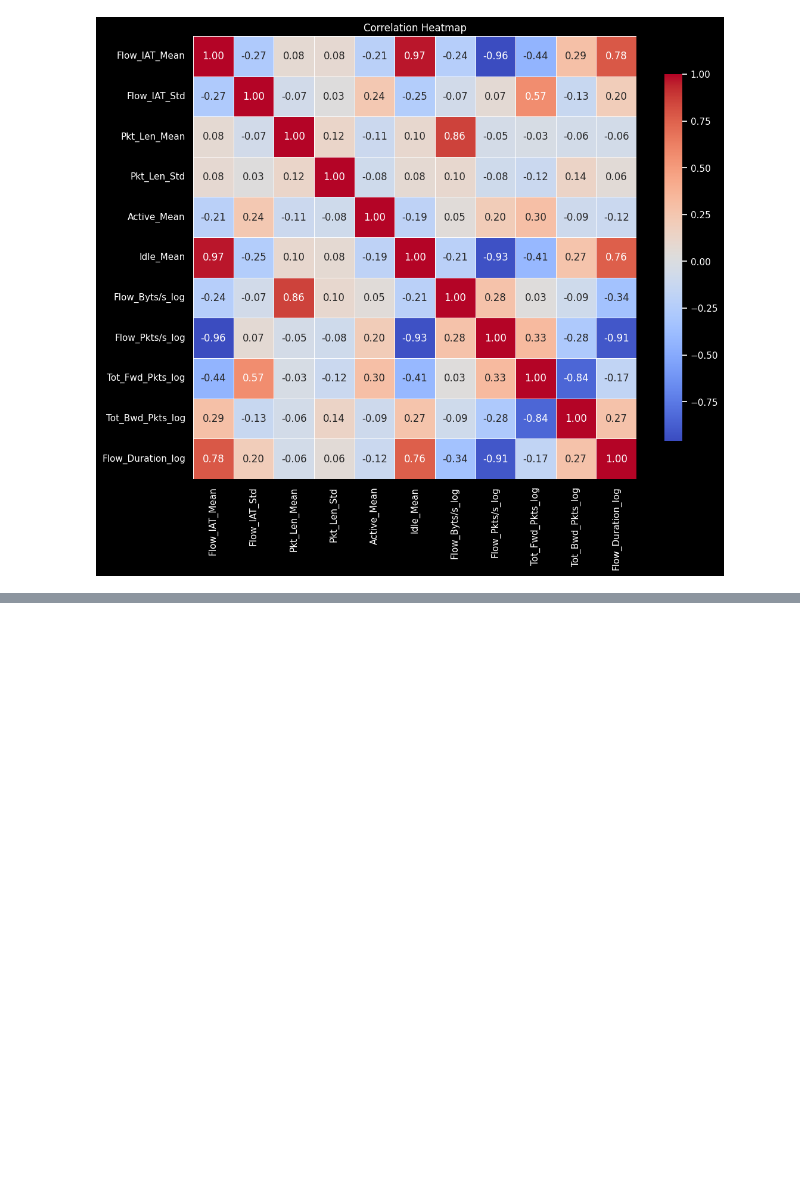
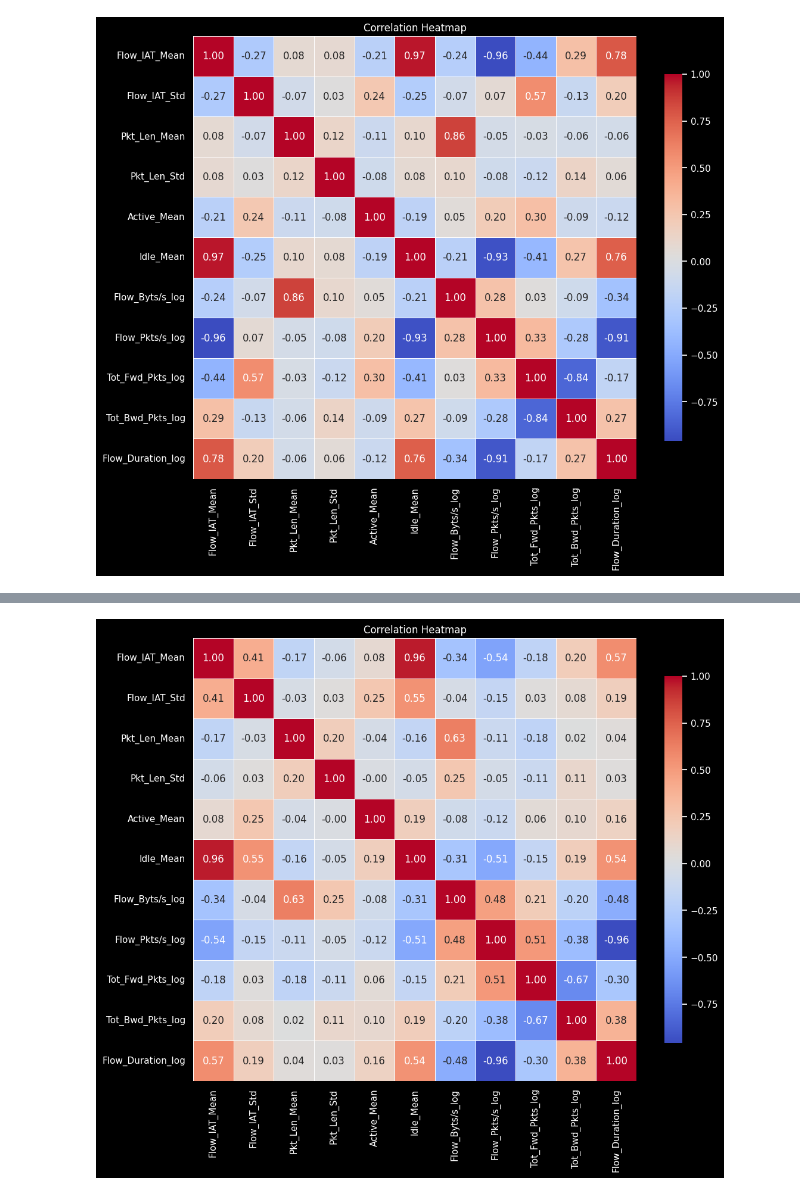
Before and after one commit to mikolajek22/IoT-Intrusion-Detection, a Jupyter notebook: project.ipynb, the cells around one changed output, grey strips where cells are left out. Saved outputs shown, nothing was run; the diff lists cells and outputs as text; code cells hidden in the pictures; blank space fills up the shorter version.

Commit message:
corr spearman and pearson, target variable distribution, base model beginning

```diff
--- a/project.ipynb
+++ b/project.ipynb
@@ -650,0 +700,6 @@ interpretacja:
+# %%
+corr_pearson = df_corr.corr(method='pearson')
+# %%
+plot_corr_heatmap(corr_pearson)
+# %% [output]
+[figure, added]
```
Also changed, not shown: parts of 28 cells of this notebook.
